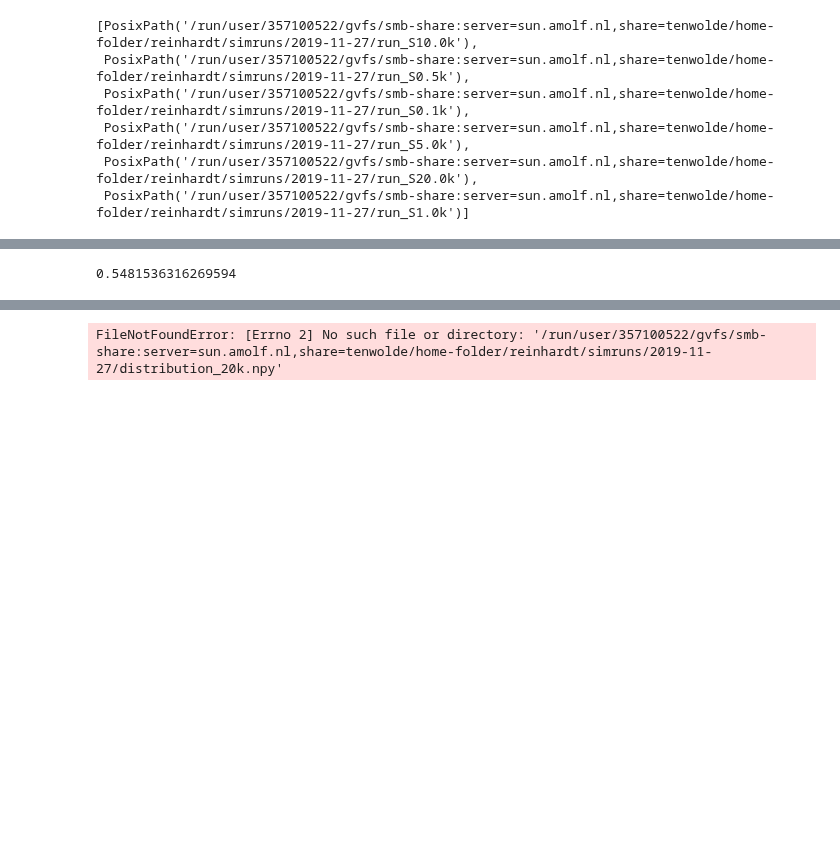
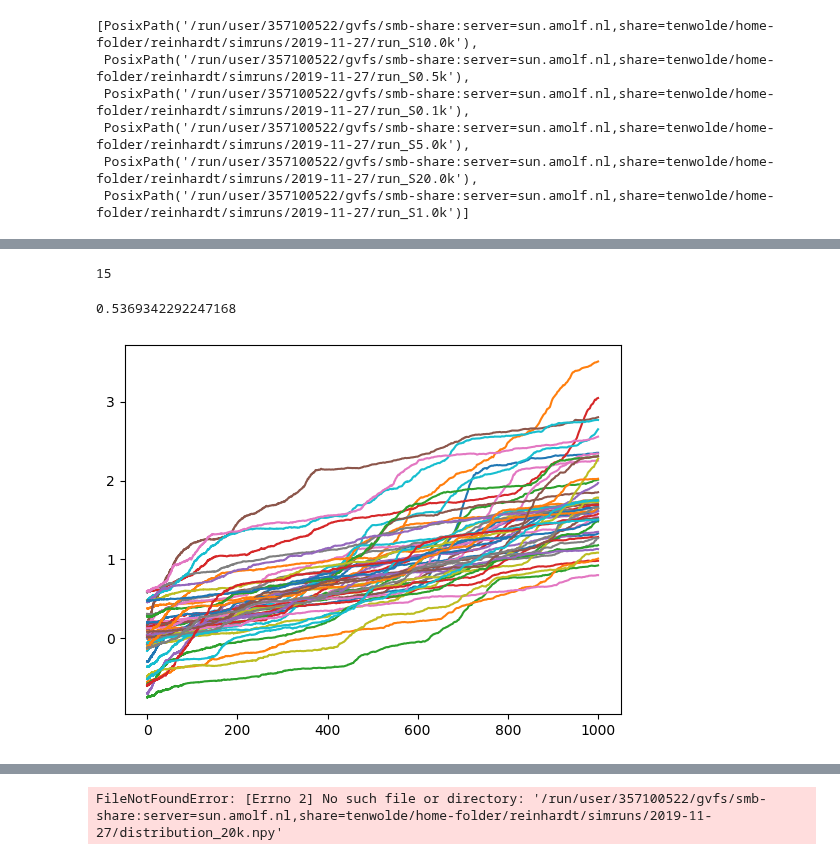
Before and after one commit to manuel-rhdt/master-thesis, a Jupyter notebook: notebooks/analyze_run.ipynb, the cells around one changed output, grey strips where cells are left out. Saved outputs shown, nothing was run; the diff lists cells and outputs as text; code cells hidden in the pictures; blank space fills up the shorter version.

```diff
--- a/notebooks/analyze_run.ipynb
+++ b/notebooks/analyze_run.ipynb
@@ -89,4 +117,8 @@ mi_x = simulation_results[0]['data']['trajectory_length']
+# %%
+numerical.size
+# %% [output]
+15
 # %%
-numpy.log(1/0.0018286439705882352 * 0.003163656010333835)
+numpy.log(1/0.0010383844488558852 * 0.0017764203853393537)
 # %% [output]
-0.5481536316269594
+0.5369342292247168
@@ -92,0 +129,5 @@ numpy.log(1/0.0018286439705882352 * 0.003163656010333835)
+# %%
+for i, t, m in zip(range(50), timestamps, numpy.mean(comp_per_sig, axis=1)):
+    pyplot.plot(t, m)
+# %% [output]
+[figure, added]
```
Also changed, not shown: parts of 12 cells of this notebook, 3 other files.
